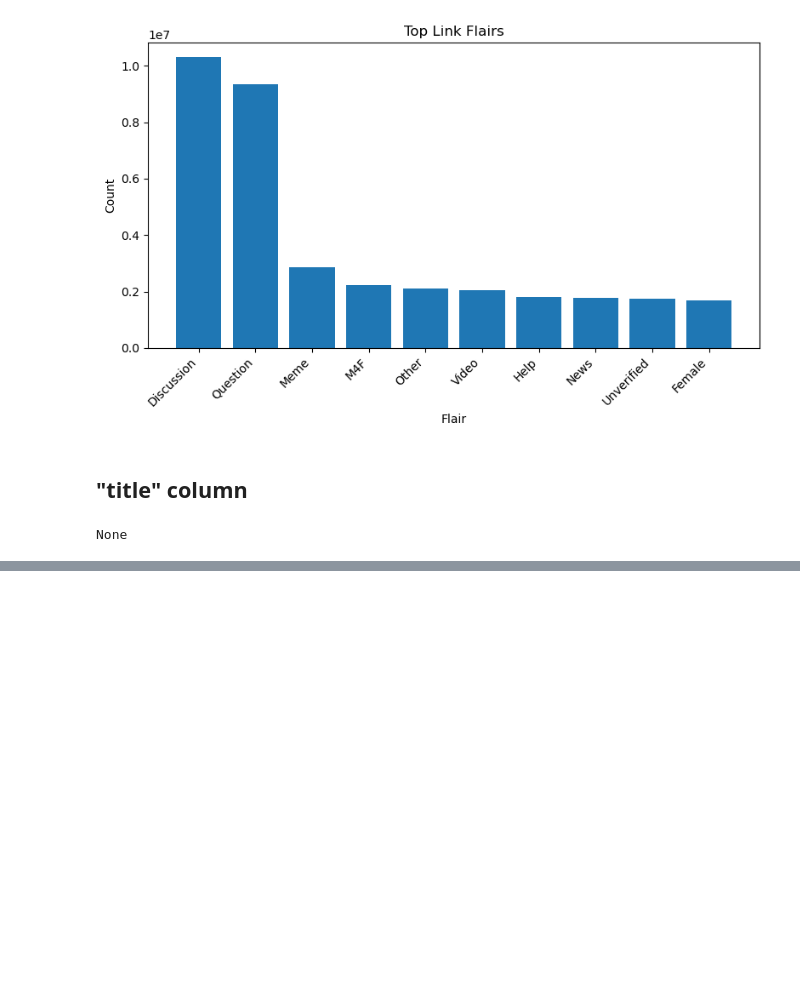
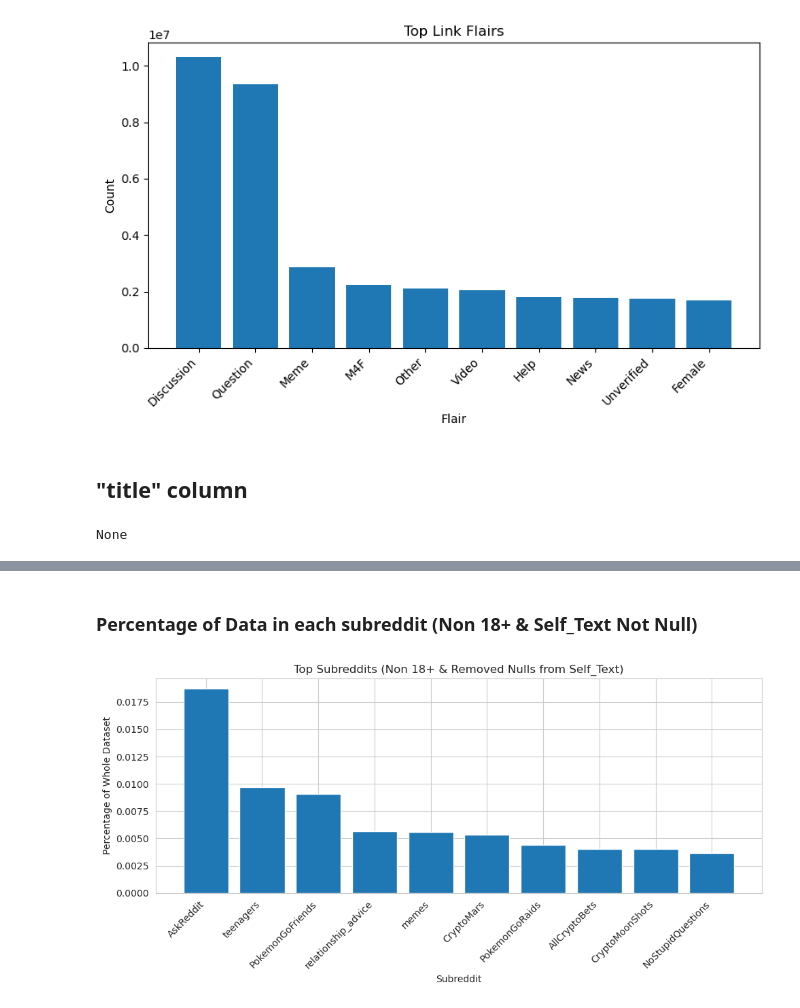
Before and after one commit to gkao25/dsc-232r-project, a Jupyter notebook: EDA.ipynb, the cells around one changed output, grey strips where cells are left out. Drawn from its saved outputs; the diff is of its cells as text; code cells hidden in the pictures; blank space fills up the shorter version.

```diff
--- a/EDA.ipynb
+++ b/EDA.ipynb
@@ -280,0 +407,25 @@ None
+# %% [markdown]
+### Percentage of Data in each subreddit (Non 18+ & Self_Text Not Null)
+# %%
+from pyspark.sql.functions import col
+# get top 10 subreddits
+top_subreddits = df.groupBy("subreddit") \
+    .count() \
+    .orderBy(col("count").desc()) \
+    .limit(10)
+
+# convert to pandas for plotting
+top_subreddits_pd = top_subreddits.toPandas()
+top_subreddits_pd['count'] = top_subreddits_pd['count'] / df.count()
+
+# plot bar chart
+plt.figure(figsize=(10, 5))
+plt.bar(top_subreddits_pd["subreddit"], top_subreddits_pd["count"])
+plt.xticks(rotation=45, ha="right")
+plt.title("Top Subreddits (Non 18+ & Removed Nulls from Self_Text)")
+plt.xlabel("Subreddit")
+plt.ylabel("Percentage of Whole Dataset")
+plt.tight_layout()
+plt.show()
+# %% [output]
+[figure, added]
```
Also changed, not shown: parts of 5 cells of this notebook, 1 other file.
